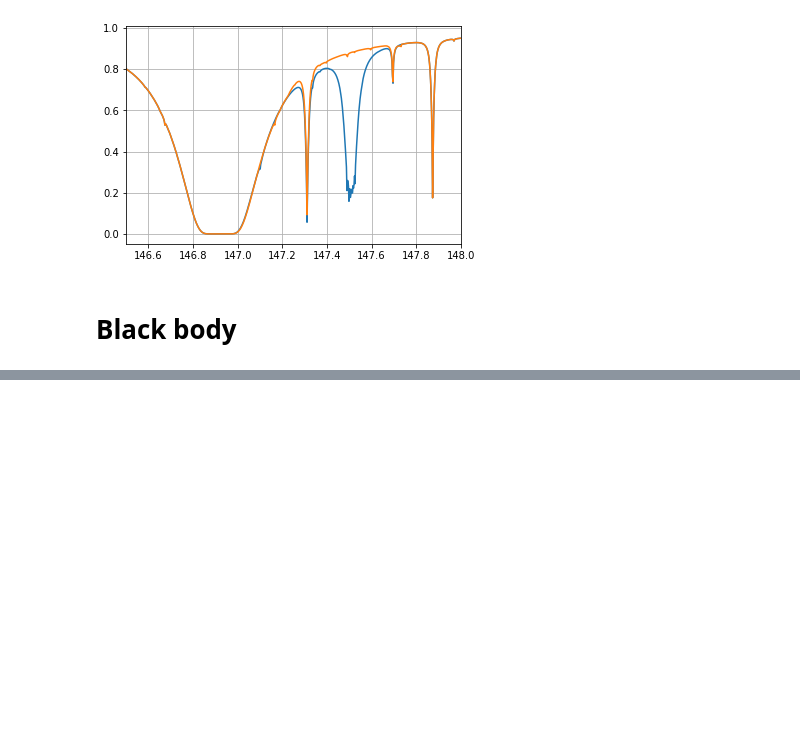
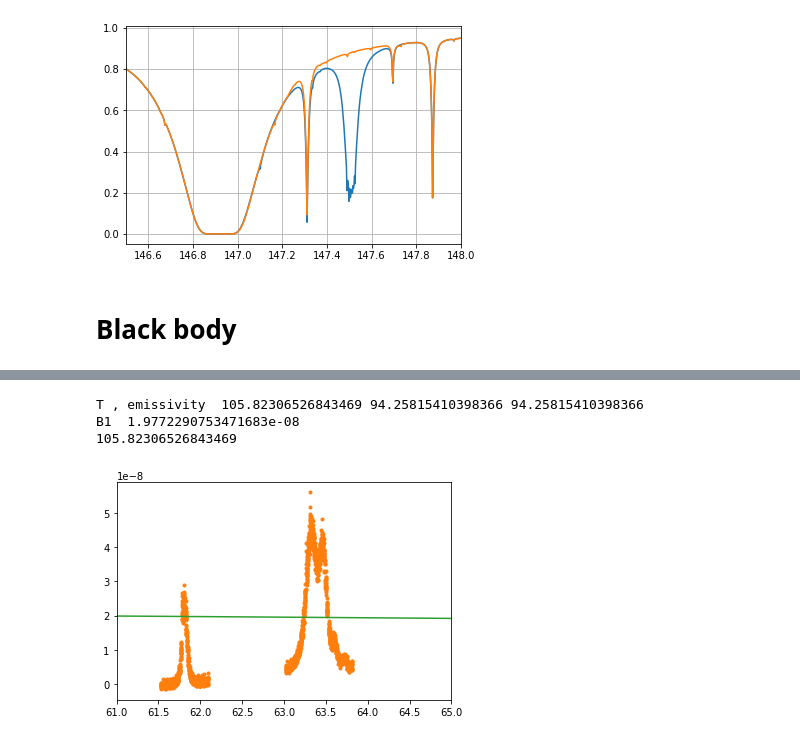
Before and after one commit to darioflute/fifipy, a Jupyter notebook: notebooks/AtranModels.ipynb, the cells around one changed output, grey strips where cells are left out. Cells and saved outputs as stored; diff of their text form; code cells hidden in the pictures; blank space fills up the shorter version.

```diff
--- a/notebooks/AtranModels.ipynb
+++ b/notebooks/AtranModels.ipynb
@@ -509,0 +566,76 @@ plt.plot(wavelengths, flux_nu)
+# %%
+%matplotlib inline
+import numpy as np
+from fifipy.wvz import computeMeanFlux, computeAtran, getGroups, flightPlots #, computeFluxes
+import time
+import os
+wvzdir = '/Users/dfadda/sofia/FIFI-LS/WaterVapor/'
+from astropy.constants import c, h, k_B
+
+flight = '633'
+swgroups, lwgroups = getGroups(wvzdir, 'FLT'+flight)
+lwgroup = lwgroups[14]
+wavesr, fluxesr, detchanr, orderr, zar, altituder = computeMeanFlux(lwgroup)
+
+swgroup = swgroups[14]
+wavesb, fluxesb, detchanb, orderb, zab, altitudeb = computeMeanFlux(swgroup)
+
+T,e = computeBB(wavesb, wavesr, fluxesb,fluxesr)
+
+
+# get total fluxes
+# Red
+# print(c, k_B, h)
+good = [0,6,7,8,10,11,13,14,15,16,19,23]
+wtot = np.ravel(wavesr[:,good,:])
+ftot = np.ravel(fluxesr[:,good,:])
+idx = (ftot > 0.2e-8)
+wtot = wtot[idx]
+ftot = ftot[idx]
+bb = e * blackbody_nu(wtot*u.micron, T)
+
+lc = [149.3, 149.6]
+idmin = (wtot > lc[0]) & (wtot < lc[1])
+
+plt.plot(wtot, ftot-bb.value, '.')
+
+B2 = np.nanmean(ftot[idmin])  # Black body in the red
+nu2 = c/(149.45e-6*u.m)
+# Blue
+good = [1,2,6,7,8,11,12,13,16,17,20,21,22]
+wtot = np.ravel(wavesb[:,good,:])
+ftot = np.ravel(fluxesb[:,good,:])
+idx = (ftot > 0.3e-8)
+wtot = wtot[idx]
+ftot = ftot[idx]*4 # pixel ratio
+bb = e * blackbody_nu(wtot*u.micron, T)
+
+plt.plot(wtot, ftot-bb.value, '.')
+
+lc = [61.55,61.70]
+idmin = (wtot > lc[0]) & (wtot < lc[1])
+B1 = np.nanmean(ftot[idmin])  # Black body in the red
+print('B1 ', B1)
+nu1 = c/(61.625e-6*u.m)
+
+
+
+temperature = 105.8 * u.K
+wbb=np.arange(60,152,1)*u.micron
+emissivity=94.25
+plt.plot(wbb, blackbody_nu(wbb, temperature).value*emissivity)
+#emissivity = B1/blackbody_nu(61.625e-6*u.m, temperature).value
+#print('emissivity b', emissivity)
+#emissivity = B2/blackbody_nu(149.45e-6*u.m, temperature).value
+#print('emissivity r', emissivity)
+#plt.plot(wbb, blackbody_nu(wbb, temperature).value*emissivity)
+
+#T = h /k_B * (nu1-nu2)/(np.log(B1/B2) - 3 *np.log(nu1/nu2))
+#plt.xlim(145,150)
+plt.xlim(61,65)
+print(T)
+# %% [output]
+T , emissivity  105.82306526843469 94.25815410398366 94.25815410398366
+B1  1.9772290753471683e-08
+105.82306526843469
+[figure, added]
```
Also changed, not shown: parts of 10 cells of this notebook.
